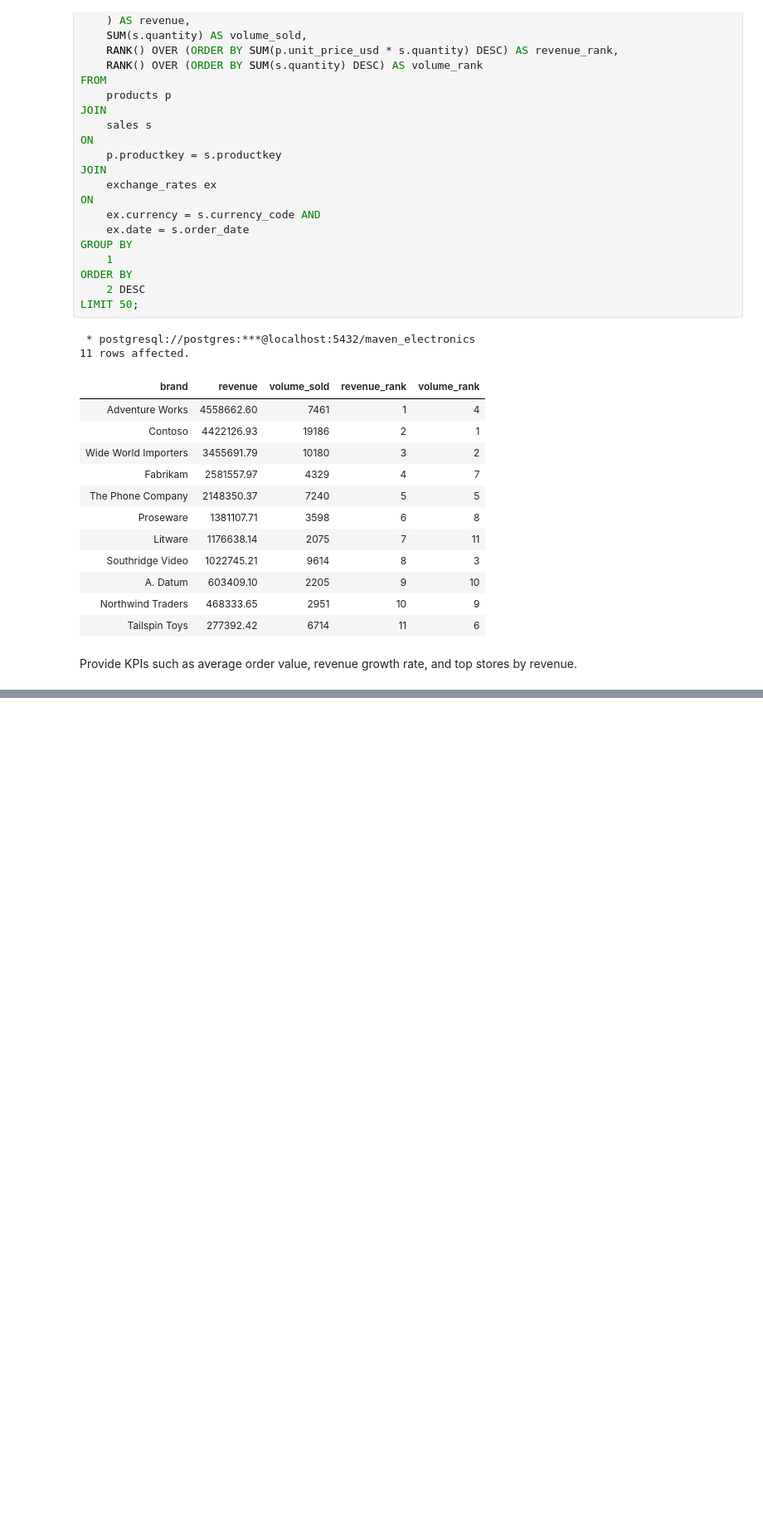
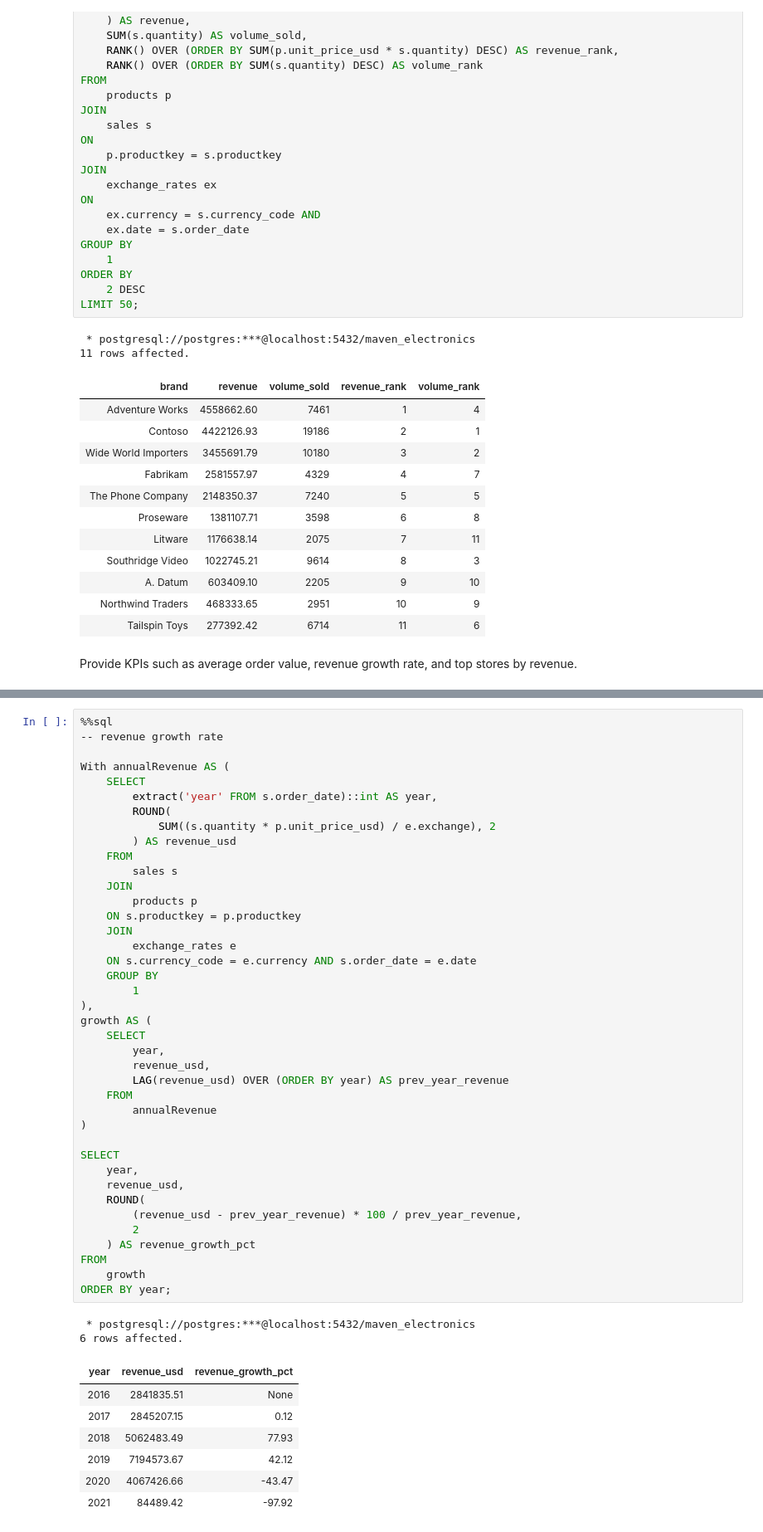
Before and after one commit to Ronald116/Data-Analysis-Projects, a Jupyter notebook: Maven_Global_Electronics_Retailer/global_electronics_retail_analysis.ipynb, the cells around one changed output, grey strips where cells are left out. Shown at 83% size. Cells and saved outputs as stored; diff of their text form; blank space fills up the shorter version.

Commit message:
YoY growth added

```diff
--- a/Maven_Global_Electronics_Retailer/global_electronics_retail_analysis.ipynb
+++ b/Maven_Global_Electronics_Retailer/global_electronics_retail_analysis.ipynb
@@ -534,0 +535,50 @@ ON
+# %%
+%%sql
+-- revenue growth rate
+
+With annualRevenue AS (
+    SELECT
+        extract('year' FROM s.order_date)::int AS year,
+        ROUND(
+            SUM((s.quantity * p.unit_price_usd) / e.exchange), 2
+        ) AS revenue_usd
+    FROM
+        sales s
+    JOIN
+        products p
+    ON s.productkey = p.productkey
+    JOIN
+        exchange_rates e
+    ON s.currency_code = e.currency AND s.order_date = e.date
+    GROUP BY
+        1
+),
+growth AS (
+    SELECT
+        year,
+        revenue_usd,
+        LAG(revenue_usd) OVER (ORDER BY year) AS prev_year_revenue
+    FROM
+        annualRevenue
+)
+
+SELECT
+    year,
+    revenue_usd,
+    ROUND(
+        (revenue_usd - prev_year_revenue) * 100 / prev_year_revenue,
+        2
+    ) AS revenue_growth_pct
+FROM
+    growth
+ORDER BY year;
+# %% [output]
+ * postgresql://postgres:***@localhost:5432/maven_electronics
+6 rows affected.
+| year | revenue_usd | revenue_growth_pct |
+| 2016 | 2841835.51 | None |
+| 2017 | 2845207.15 | 0.12 |
+| 2018 | 5062483.49 | 77.93 |
+| 2019 | 7194573.67 | 42.12 |
+| 2020 | 4067426.66 | -43.47 |
+| 2021 | 84489.42 | -97.92 |
```
Also changed, not shown: parts of 2 cells of this notebook.
